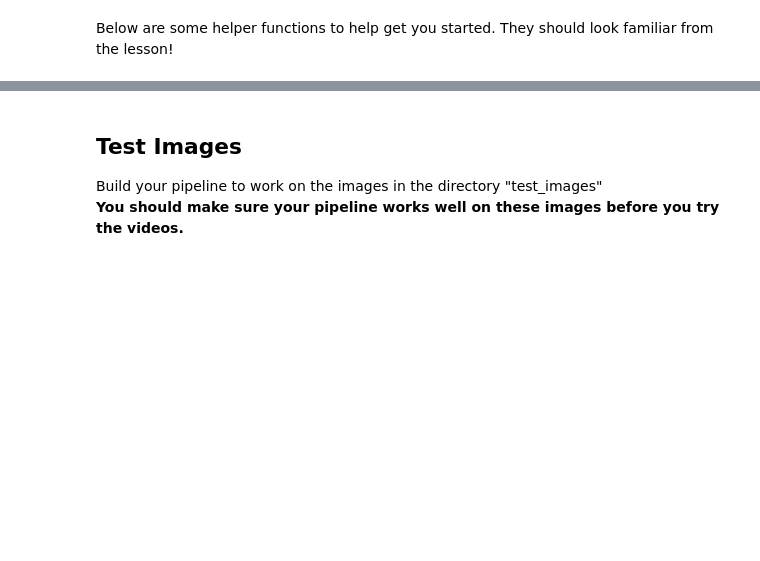
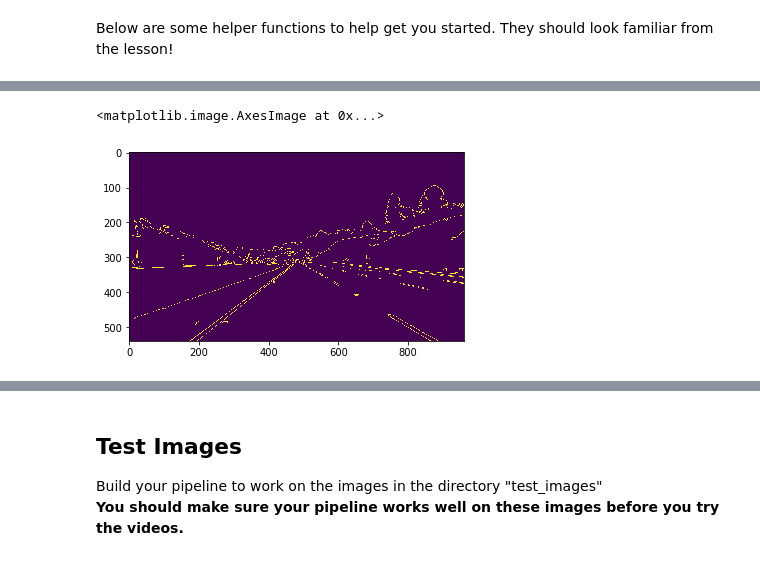
Before and after one commit to MohHelmy/Find_lane_line, a Jupyter notebook: P1.ipynb, the cells around one changed output, grey strips where cells are left out. Cells and saved outputs as stored; diff of their text form; code cells hidden in the pictures; blank space fills up the shorter version.

```diff
--- a/P1.ipynb
+++ b/P1.ipynb
@@ -84,0 +111,15 @@ Below are some helper functions to help get you started. They should look famili
+# %%
+# Define our parameters for Canny and run it
+low_threshold = 90
+high_threshold = 200
+
+
+def canny(img, low_threshold, high_threshold):
+    """Applies the Canny transform"""
+    return cv2.Canny(img, low_threshold, high_threshold)
+
+ret_canny = canny(ret_gray, low_threshold,high_threshold )
+plt.imshow(ret_canny)
+# %% [output]
+<matplotlib.image.AxesImage at 0x...>
+[figure, added]
```
Also changed, not shown: parts of 9 cells of this notebook, 11 other files.
